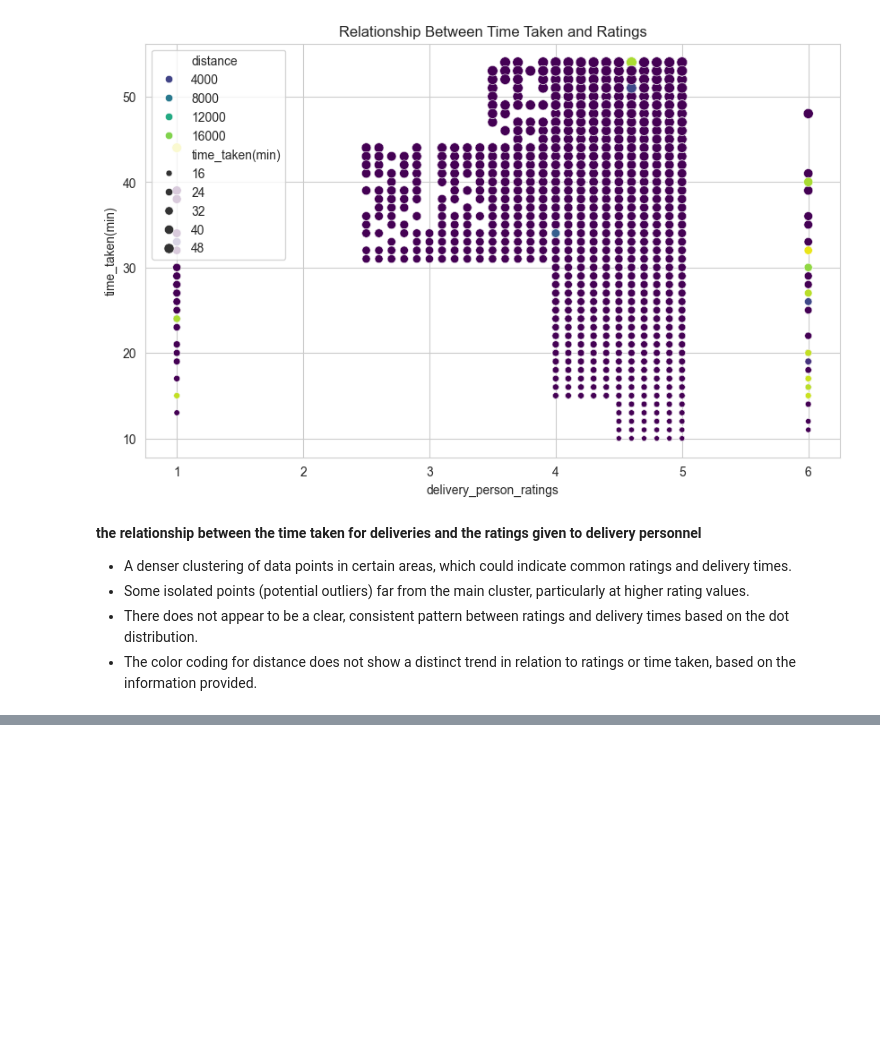
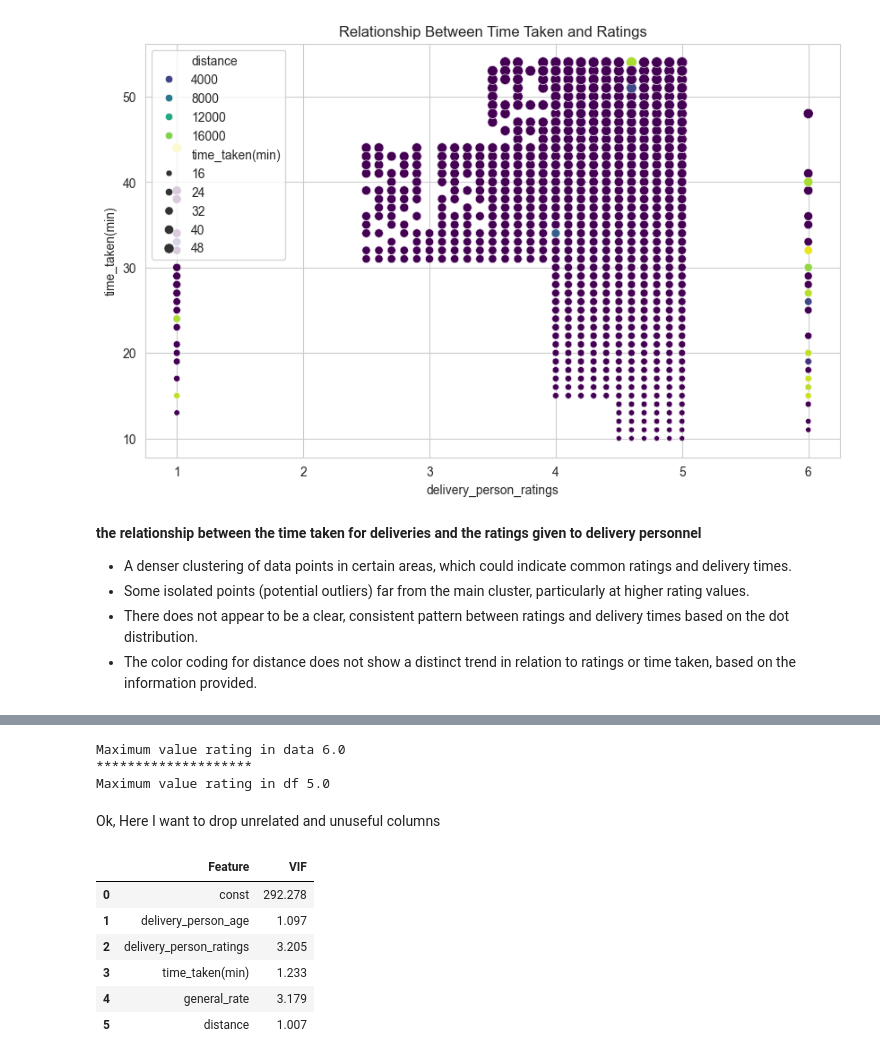
Before and after one commit to MrRezamo/Food_Delivery_Time_Prediction, a Jupyter notebook: Project/Main_Project.ipynb, the cells around one changed output, grey strips where cells are left out. Drawn from its saved outputs; the diff is of its cells as text; code cells hidden in the pictures; blank space fills up the shorter version.

```diff
--- a/Project/Main_Project.ipynb
+++ b/Project/Main_Project.ipynb
@@ -453,0 +441,10 @@ plt.show()
+# %%
+print(f"Maximum value rating in data {data['delivery_person_ratings'].max()}")
+print('*' * 20)
+print(f"Maximum value rating in df {df['delivery_person_ratings'].max()}")
+# %% [output]
+Maximum value rating in data 6.0
+********************
+Maximum value rating in df 5.0
+# %% [markdown]
+Ok, Here I want to drop unrelated and unuseful columns
@@ -453,0 +460,10 @@ plt.show()
+# %%
+calculate_vif(df,numerical_columns)
+# %% [output]
+|  | Feature | VIF |
+| 0 | const | 292.278 |
+| 1 | delivery_person_age | 1.097 |
+| 2 | delivery_person_ratings | 3.205 |
+| 3 | time_taken(min) | 1.233 |
+| 4 | general_rate | 3.179 |
+| 5 | distance | 1.007 |
```
Also changed, not shown: parts of 11 cells of this notebook.
